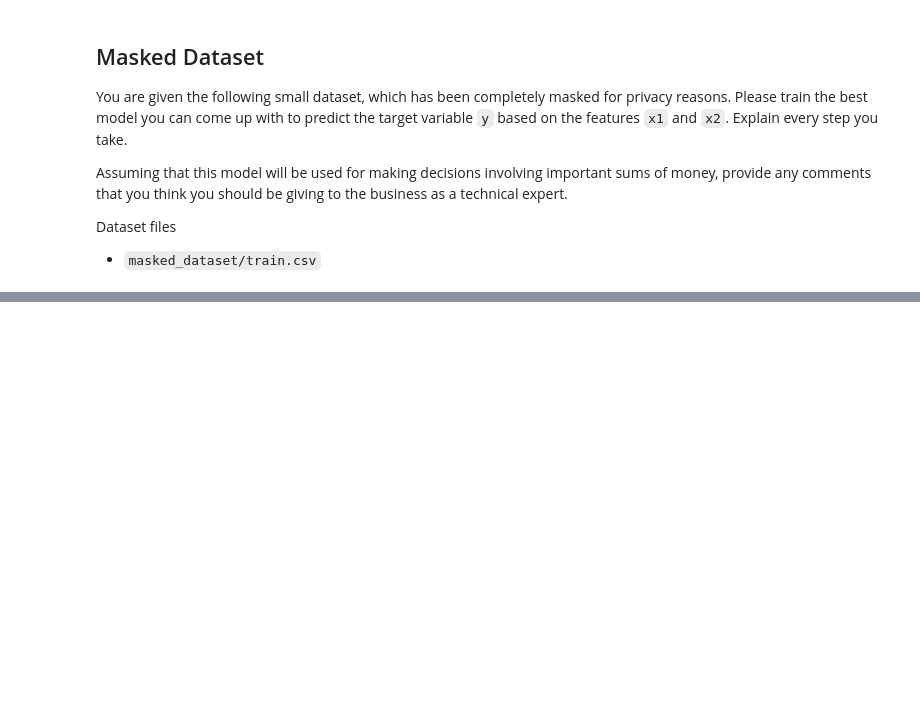
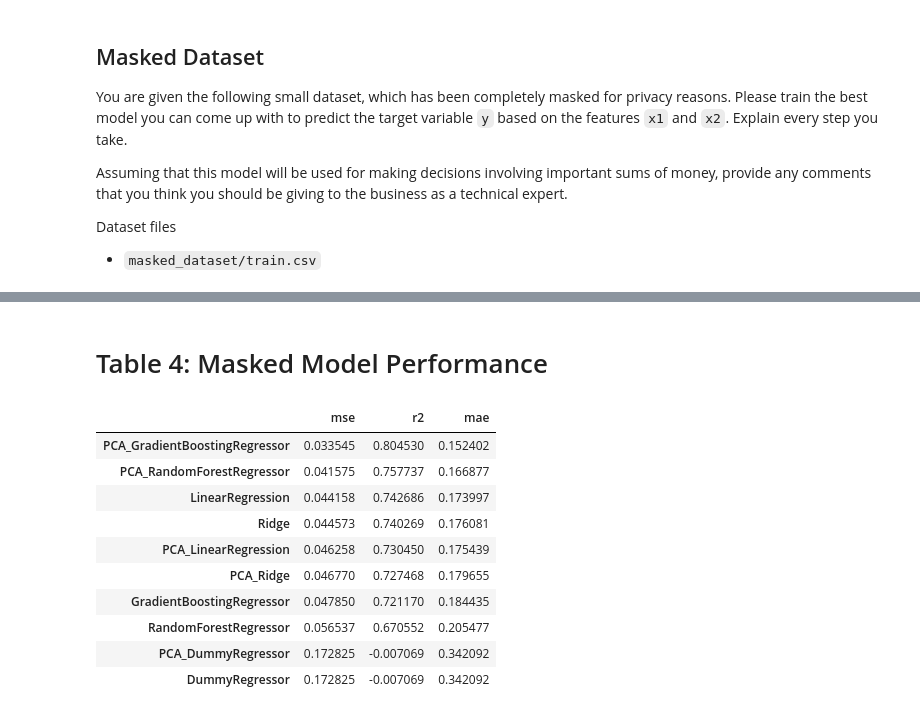
Before and after one commit to garciadias/tesco_ds, a Jupyter notebook: notebooks/my_solution.ipynb, the cells around one changed output, grey strips where cells are left out. Saved outputs shown, nothing was run; the diff lists cells and outputs as text; code cells hidden in the pictures; blank space fills up the shorter version.

```diff
--- a/notebooks/my_solution.ipynb
+++ b/notebooks/my_solution.ipynb
@@ -401,0 +410,45 @@ Dataset files
+# %%
+df = preprocessing.load_preprocessed_data("masked_dataset")
+X = df[["x1", "x2"]]
+y = df["y"]
+X_train, X_test, y_train, y_test = train_test_split(X, y, test_size=0.2, random_state=random_state)
+models = [
+    RandomForestRegressor(random_state=random_state),
+    GradientBoostingRegressor(random_state=random_state),
+    LinearRegression(),
+    Ridge(random_state=random_state),
+    DummyRegressor(),
+]
+decompositions = [
+    PCA(n_components=1, random_state=random_state),
+    None
+]
+scalers = [
+    None
+]
+evaluations = []
+selectors = []
+for decomposition in decompositions:
+    for scaler in scalers:
+        model_selector = masked_model.ModelSelector(models, "Regression", decomposition, scaler)
+        model_selector.fit(X_train, y_train)
+        model_selector.predict(X_test)
+        model_selector.evaluate(y_test)
+        evaluations.append(model_selector.evaluation_)
+        selectors.append(model_selector)
+evaluations = pd.concat(evaluations, axis=1).T.sort_values(by="mse")
+display(Markdown("# Table 4: Masked Model Performance"))
+display(evaluations)
+# %% [output]
+# Table 4: Masked Model Performance
+|  | mse | r2 | mae |
+| PCA_GradientBoostingRegressor | 0.033545 | 0.804530 | 0.152402 |
+| PCA_RandomForestRegressor | 0.041575 | 0.757737 | 0.166877 |
+| LinearRegression | 0.044158 | 0.742686 | 0.173997 |
+| Ridge | 0.044573 | 0.740269 | 0.176081 |
+| PCA_LinearRegression | 0.046258 | 0.730450 | 0.175439 |
+| PCA_Ridge | 0.046770 | 0.727468 | 0.179655 |
+| GradientBoostingRegressor | 0.047850 | 0.721170 | 0.184435 |
+| RandomForestRegressor | 0.056537 | 0.670552 | 0.205477 |
+| PCA_DummyRegressor | 0.172825 | -0.007069 | 0.342092 |
+| DummyRegressor | 0.172825 | -0.007069 | 0.342092 |
```
Also changed, not shown: parts of 7 cells of this notebook, 3 other files.
